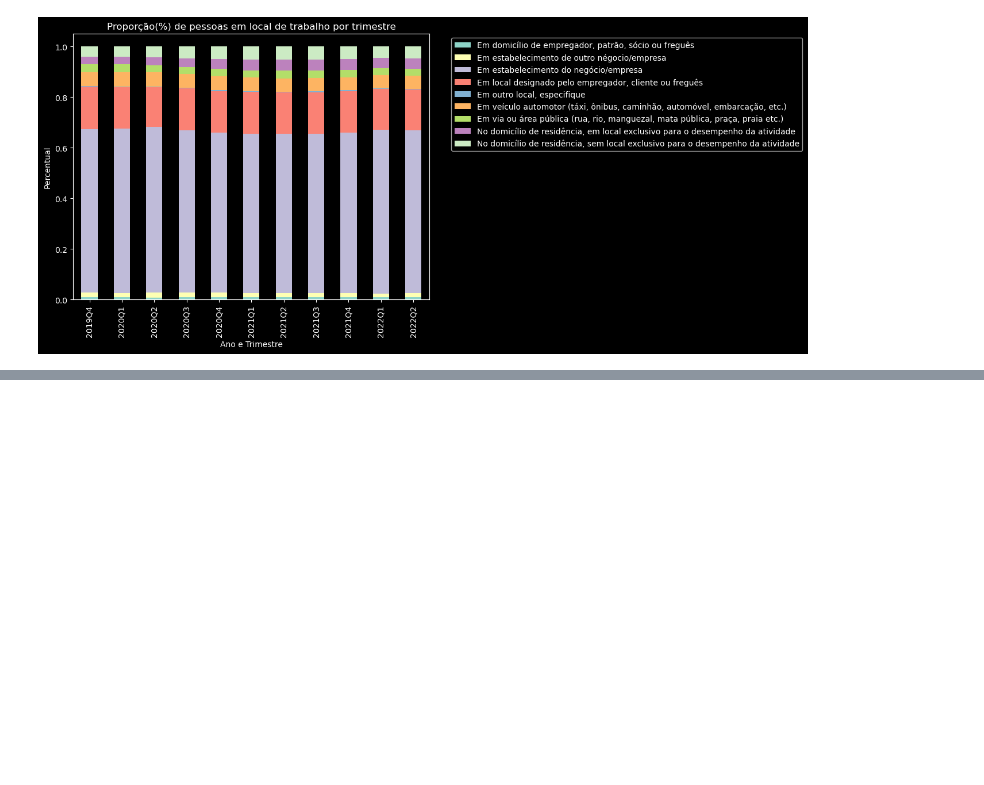
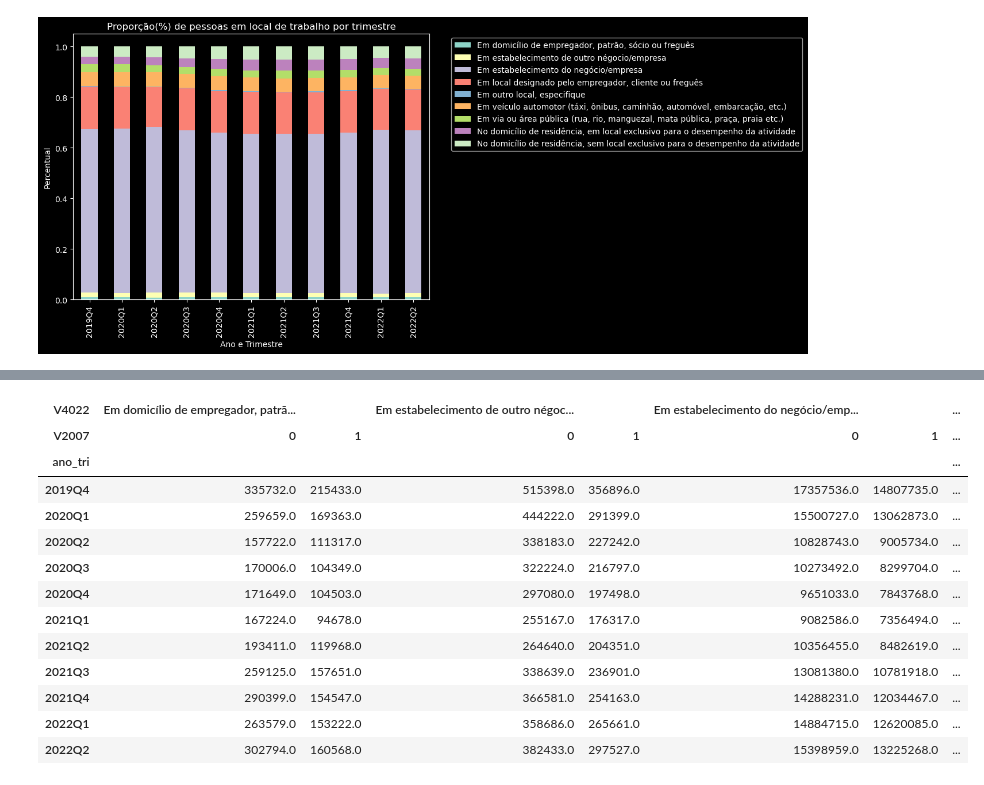
Before and after one commit to msbrasil/Mercado-de-Trabalho-Remoto, a Jupyter notebook: Local de Trabalho.ipynb, the cells around one changed output, grey strips where cells are left out. Saved outputs shown, nothing was run; the diff lists cells and outputs as text; code cells hidden in the pictures; blank space fills up the shorter version.

```diff
--- a/Local de Trabalho.ipynb
+++ b/Local de Trabalho.ipynb
@@ -370,0 +374,22 @@ plt.show()
+# %%
+local_trabalho_sexo = pd.crosstab(index=pnadc_completa['ano_tri'],
+                            columns=[pnadc_completa['V4022'], pnadc_completa['V2007']],
+                            values=(pnadc_completa['V1029']*pnadc_completa['posest'])/pnadc_completa['V1029'],
+                            aggfunc='sum')
+
+local_trabalho_sexo
+# %% [output]
+| V4022 | Em domicílio de empregador, patrã... |  | Em estabelecimento de outro négoc... |  | Em estabelecimento do negócio/emp... |  | ... |
+| V2007 | 0 | 1 | 0 | 1 | 0 | 1 | ... |
+| ano_tri |  |  |  |  |  |  | ... |
+| 2019Q4 | 335732.0 | 215433.0 | 515398.0 | 356896.0 | 17357536.0 | 14807735.0 | ... |
+| 2020Q1 | 259659.0 | 169363.0 | 444222.0 | 291399.0 | 15500727.0 | 13062873.0 | ... |
+| 2020Q2 | 157722.0 | 111317.0 | 338183.0 | 227242.0 | 10828743.0 | 9005734.0 | ... |
+| 2020Q3 | 170006.0 | 104349.0 | 322224.0 | 216797.0 | 10273492.0 | 8299704.0 | ... |
+| 2020Q4 | 171649.0 | 104503.0 | 297080.0 | 197498.0 | 9651033.0 | 7843768.0 | ... |
+| 2021Q1 | 167224.0 | 94678.0 | 255167.0 | 176317.0 | 9082586.0 | 7356494.0 | ... |
+| 2021Q2 | 193411.0 | 119968.0 | 264640.0 | 204351.0 | 10356455.0 | 8482619.0 | ... |
+| 2021Q3 | 259125.0 | 157651.0 | 338639.0 | 236901.0 | 13081380.0 | 10781918.0 | ... |
+| 2021Q4 | 290399.0 | 154547.0 | 366581.0 | 254163.0 | 14288231.0 | 12034467.0 | ... |
+| 2022Q1 | 263579.0 | 153222.0 | 358686.0 | 265661.0 | 14884715.0 | 12620085.0 | ... |
+| 2022Q2 | 302794.0 | 160568.0 | 382433.0 | 297527.0 | 15398959.0 | 13225268.0 | ... |
```
Also changed, not shown: parts of 13 cells of this notebook, 2 other files.
